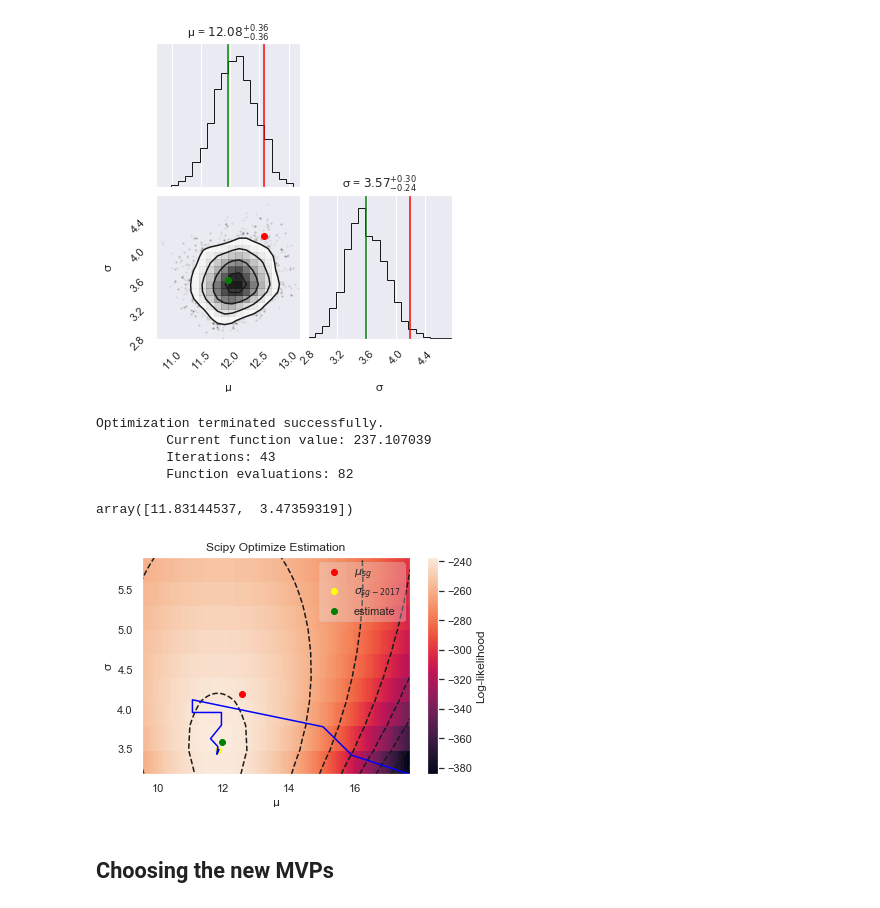
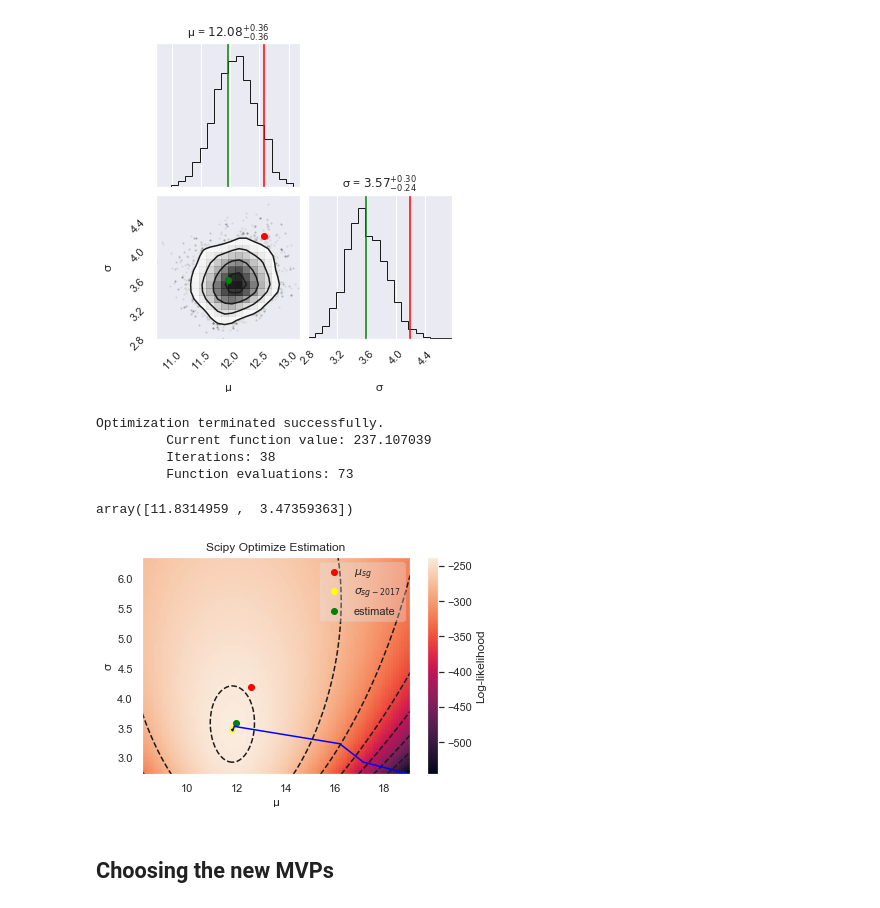
Before and after one commit to guygozlan/SciComPy_NBA, a Jupyter notebook: NBA_ver3.ipynb, the cells around one changed output. Saved outputs shown, nothing was run; the diff lists cells and outputs as text; code cells hidden in the pictures.

```diff
--- a/NBA_ver3.ipynb
+++ b/NBA_ver3.ipynb
@@ -718,7 +718,7 @@ def neg_log_likelihood(θ, X):
 
 θ_hat, θ_path =scipy.optimize.fmin(
     func=neg_log_likelihood,
-    x0=(μ_global*1.3, σ_global*0.70),
+    x0=(μ_global*1.4, σ_global*0.60),
     args=(one_pos_one_year_d,),
     retall=1
 )
@@ -727,31 +727,31 @@ def neg_log_likelihood(θ, X):
 # %% [output]
 Optimization terminated successfully.
          Current function value: 237.107039
-         Iterations: 43
-         Function evaluations: 82
+         Iterations: 38
+         Function evaluations: 73
-array([11.83144537,  3.47359319])
+array([11.8314959 ,  3.47359363])
 # %%
-μ_range = np.linspace(μ_global*0.70, μ_global*1.3, 100)
-σ_range = np.linspace(σ_global*0.70, σ_global*1.3, 10)
+μ_range = np.linspace(μ_global*0.60, μ_global*1.4, 100)
+σ_range = np.linspace(σ_global*0.60, σ_global*1.4, 100)
 ll = np.array([
     [log_likelihood((μ_, σ_), one_pos_one_year_d) for μ_ in μ_range]
     for σ_ in σ_range
 ])
 
 im = plt.pcolormesh(μ_range, σ_range, ll)
 plt.contour(μ_range, σ_range, ll, colors='k')
 plt.colorbar(im, label='Log-likelihood')
 plt.plot(μ_years_range[pos], σ_years_range[pos], 'o', color='red', label=r'$μ_{'+pos.lower()+'}$')
 plt.plot(μ_pos_year, σ_pos_year, 'o', color='yellow', label='$σ_{'+pos.lower()+'-'+str(year)+'}$')
 plt.plot(μ_hat, σ_hat, 'o', color='green', label='estimate')
 plt.plot(θ_path[:,0], θ_path[:,1], '-', color='blue')
 plt.xlabel('μ')
 plt.ylabel('σ')
 plt.legend(framealpha=0.3)
 plt.title ('Scipy Optimize Estimation')
 plt.show()
 # %% [output]
-[figure, old version]
+[figure, new version]
 # %%
 #TODO: At the end agree on one estimation and plot all positions
 # %% [markdown]
```
